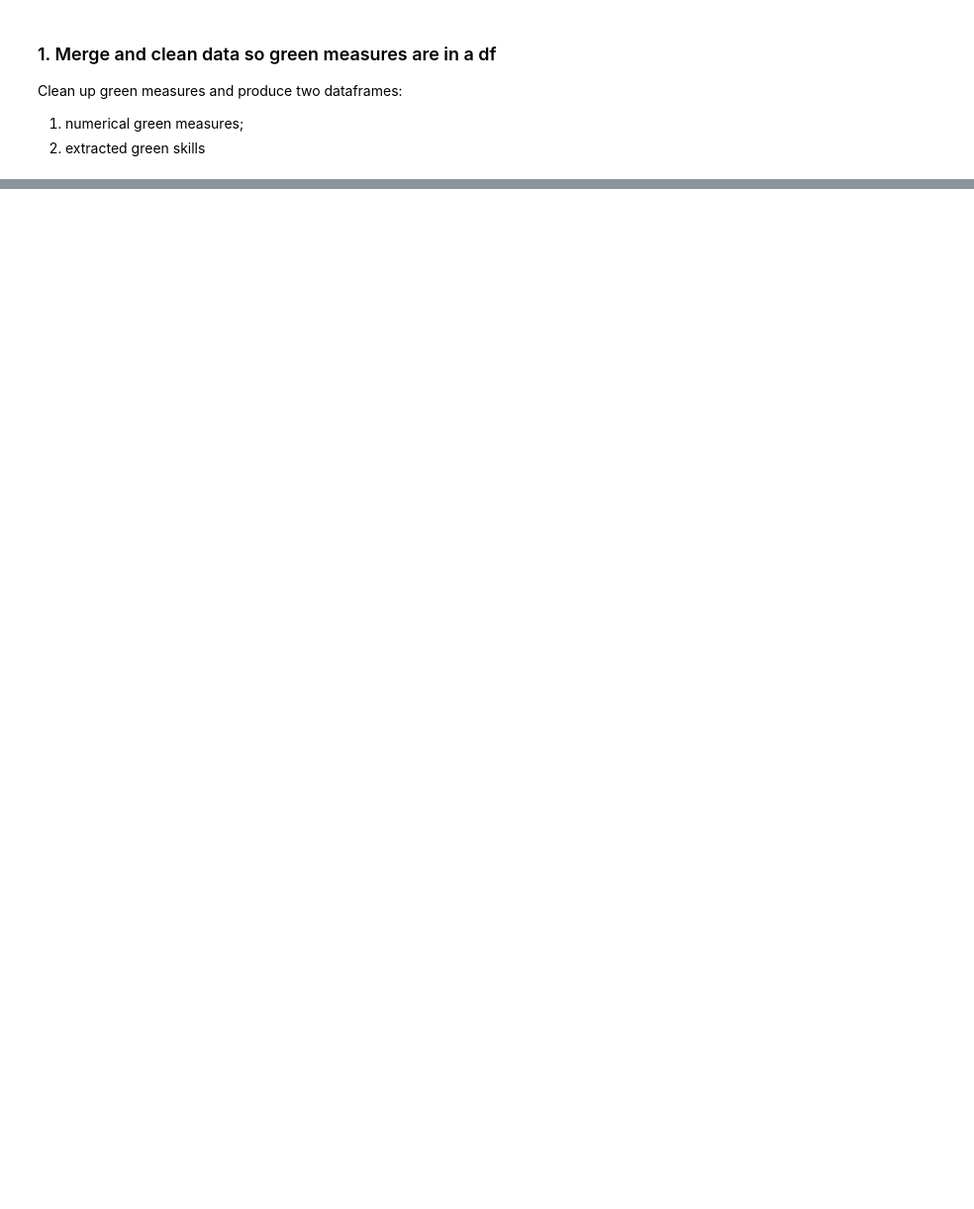
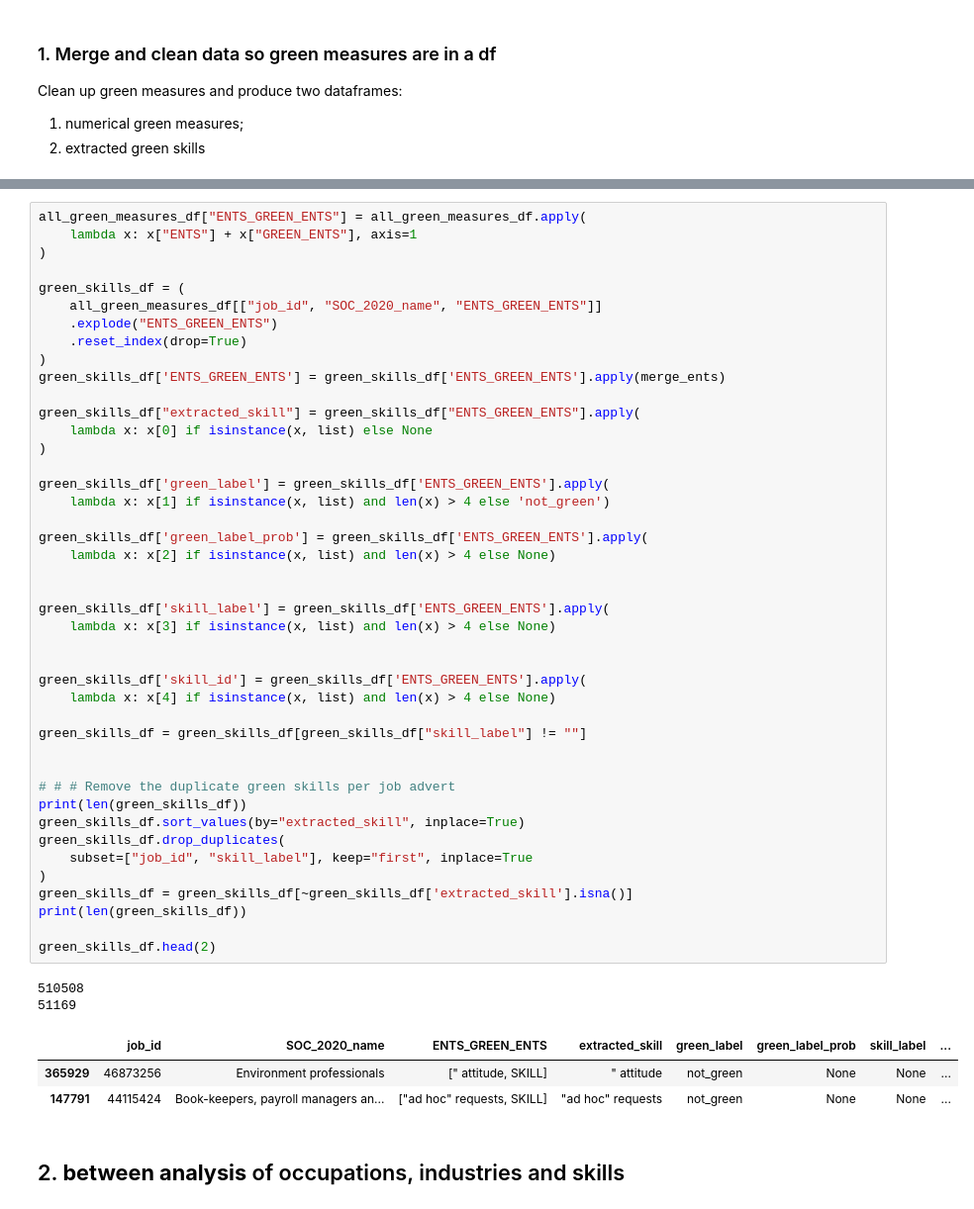
Before and after one commit to nestauk/dap_prinz_green_jobs, a Jupyter notebook: dap_prinz_green_jobs/notebooks/between_measures_analysis.ipynb, the cells around one changed output, grey strips where cells are left out. Shown at 99% size. Cells and saved outputs as stored; diff of their text form; blank space fills up the shorter version.

```diff
--- a/dap_prinz_green_jobs/notebooks/between_measures_analysis.ipynb
+++ b/dap_prinz_green_jobs/notebooks/between_measures_analysis.ipynb
@@ -471,0 +180,51 @@ occ3_new_skills.save(f'{graph_dir}/occ3_new_skills.html')
+# %%
+all_green_measures_df["ENTS_GREEN_ENTS"] = all_green_measures_df.apply(
+    lambda x: x["ENTS"] + x["GREEN_ENTS"], axis=1
+)
+
+green_skills_df = (
+    all_green_measures_df[["job_id", "SOC_2020_name", "ENTS_GREEN_ENTS"]]
+    .explode("ENTS_GREEN_ENTS")
+    .reset_index(drop=True)
+)
+green_skills_df['ENTS_GREEN_ENTS'] = green_skills_df['ENTS_GREEN_ENTS'].apply(merge_ents)
+
+green_skills_df["extracted_skill"] = green_skills_df["ENTS_GREEN_ENTS"].apply(
+    lambda x: x[0] if isinstance(x, list) else None
+)
+
+green_skills_df['green_label'] = green_skills_df['ENTS_GREEN_ENTS'].apply(
+    lambda x: x[1] if isinstance(x, list) and len(x) > 4 else 'not_green')
+
+green_skills_df['green_label_prob'] = green_skills_df['ENTS_GREEN_ENTS'].apply(
+    lambda x: x[2] if isinstance(x, list) and len(x) > 4 else None)
+
+
+green_skills_df['skill_label'] = green_skills_df['ENTS_GREEN_ENTS'].apply(
+    lambda x: x[3] if isinstance(x, list) and len(x) > 4 else None)
+
+
+green_skills_df['skill_id'] = green_skills_df['ENTS_GREEN_ENTS'].apply(
+    lambda x: x[4] if isinstance(x, list) and len(x) > 4 else None)
+
+green_skills_df = green_skills_df[green_skills_df["skill_label"] != ""]
+
+
+# # # Remove the duplicate green skills per job advert
+print(len(green_skills_df))
+green_skills_df.sort_values(by="extracted_skill", inplace=True)
+green_skills_df.drop_duplicates(
+    subset=["job_id", "skill_label"], keep="first", inplace=True
+)
+green_skills_df = green_skills_df[~green_skills_df['extracted_skill'].isna()]
+print(len(green_skills_df))
+
+green_skills_df.head(2)
+# %% [output]
+510508
+51169
+|  | job_id | SOC_2020_name | ENTS_GREEN_ENTS | extracted_skill | green_label | green_label_prob | skill_label | ... |
+| 365929 | 46873256 | Environment professionals | [" attitude, SKILL] | " attitude | not_green | None | None | ... |
+| 147791 | 44115424 | Book-keepers, payroll managers an... | ["ad hoc" requests, SKILL] | "ad hoc" requests | not_green | None | None | ... |
+# %% [markdown]
+## 2. **between analysis** of occupations, industries and skills
```
Also changed, not shown: parts of 48 cells of this notebook, 24 other files.
